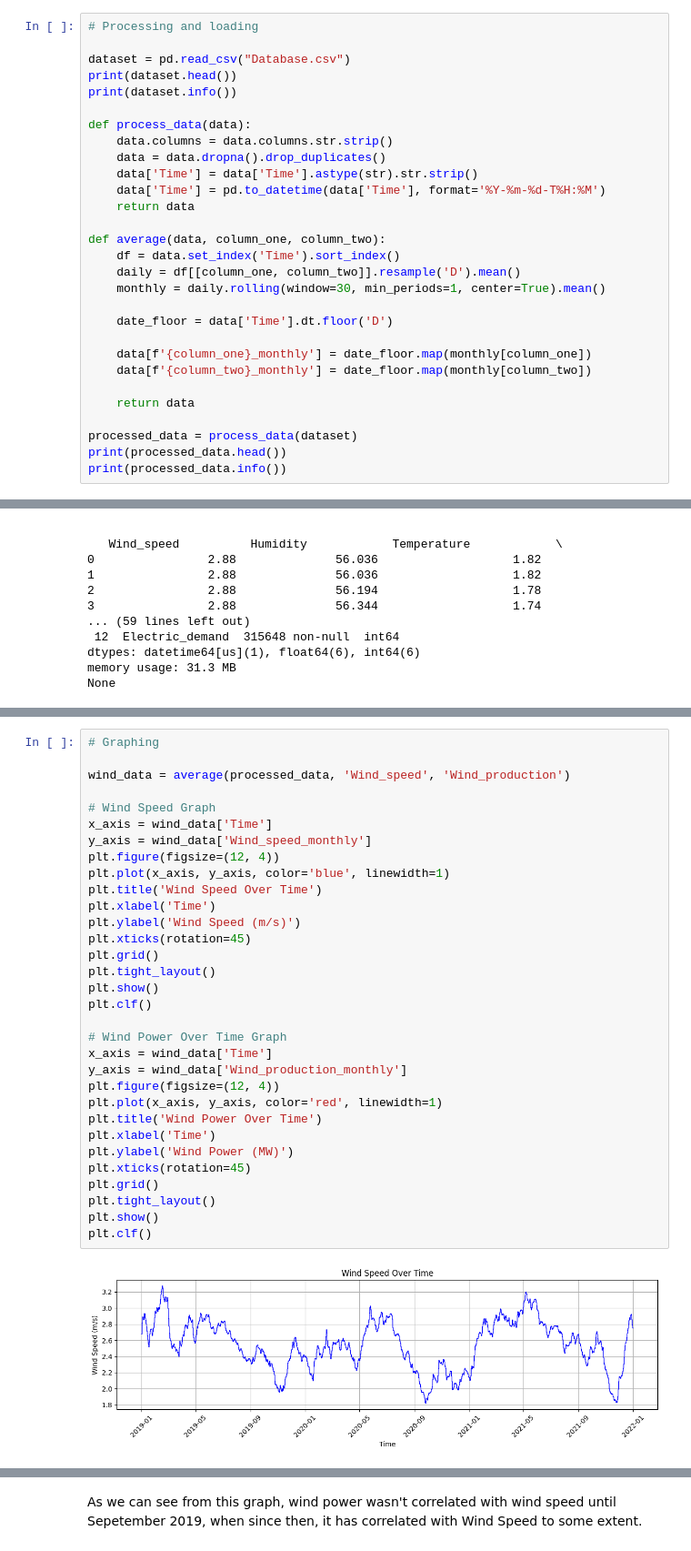
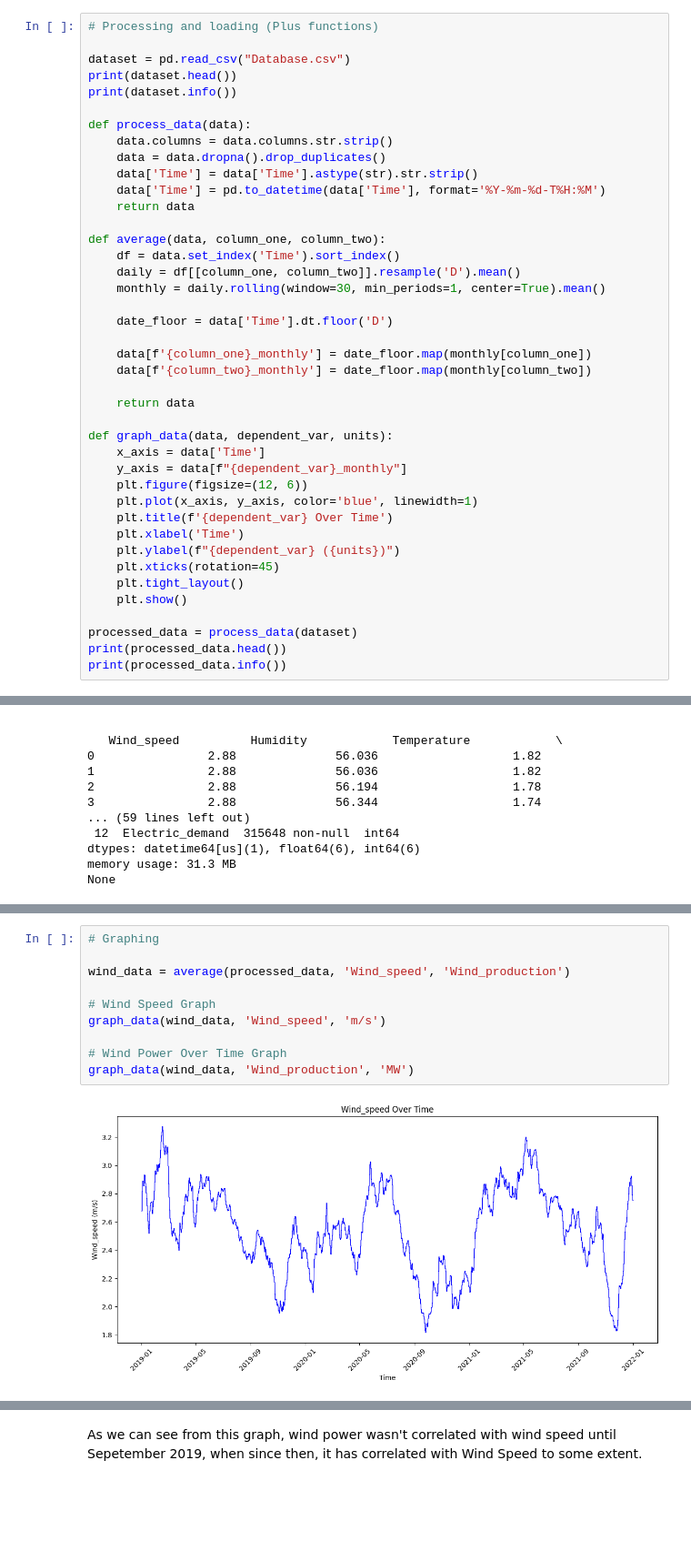
Before and after one commit to EdwardTi11/CAISO-EDA, a Jupyter notebook: eda.ipynb, the cells around one changed output, grey strips where cells are left out. Shown at 91% size. Saved outputs shown, nothing was run; the diff lists cells and outputs as text; blank space fills up the shorter version.

Commit message:
Finished EDA on Renewable Production.

```diff
--- a/eda.ipynb
+++ b/eda.ipynb
@@ -16,5 +16,5 @@ The Questions we are going to be focusing on today are 5 Main Questions:
 # %%
-# Processing and loading
+# Processing and loading (Plus functions)
 
 dataset = pd.read_csv("Database.csv")
 print(dataset.head())
@@ -39,6 +39,18 @@ def average(data, column_one, column_two):
 
     return data
 
+def graph_data(data, dependent_var, units):
+    x_axis = data['Time']
+    y_axis = data[f"{dependent_var}_monthly"]
+    plt.figure(figsize=(12, 6))
+    plt.plot(x_axis, y_axis, color='blue', linewidth=1)
+    plt.title(f'{dependent_var} Over Time')
+    plt.xlabel('Time')
+    plt.ylabel(f"{dependent_var} ({units})")
+    plt.xticks(rotation=45)
+    plt.tight_layout()
+    plt.show()
+
 processed_data = process_data(dataset)
 print(processed_data.head())
 print(processed_data.info())
@@ -65,34 +77,12 @@ Question 1: How does Wind Speed affect Wind Power Usage?
 # %%
 # Graphing
 
 wind_data = average(processed_data, 'Wind_speed', 'Wind_production')
 
 # Wind Speed Graph
-x_axis = wind_data['Time']
-y_axis = wind_data['Wind_speed_monthly']
-plt.figure(figsize=(12, 4))
-plt.plot(x_axis, y_axis, color='blue', linewidth=1)
-plt.title('Wind Speed Over Time')
-plt.xlabel('Time')
-plt.ylabel('Wind Speed (m/s)')
-plt.xticks(rotation=45)
-plt.grid()
-plt.tight_layout()
-plt.show()
-plt.clf()
+graph_data(wind_data, 'Wind_speed', 'm/s')
 
 # Wind Power Over Time Graph
-x_axis = wind_data['Time']
-y_axis = wind_data['Wind_production_monthly']
-plt.figure(figsize=(12, 4))
-plt.plot(x_axis, y_axis, color='red', linewidth=1)
-plt.title('Wind Power Over Time')
-plt.xlabel('Time')
-plt.ylabel('Wind Power (MW)')
-plt.xticks(rotation=45)
-plt.grid()
-plt.tight_layout()
-plt.show()
-plt.clf()
+graph_data(wind_data, 'Wind_production', 'MW')
 # %% [output]
-[figure, old version]
+[figure, new version]
```
Also changed, not shown: parts of 15 cells of this notebook.
